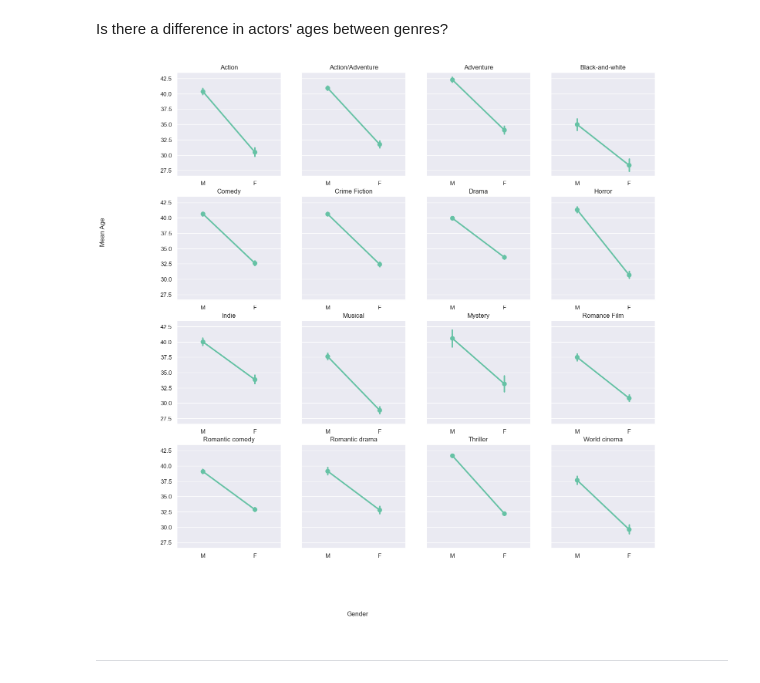
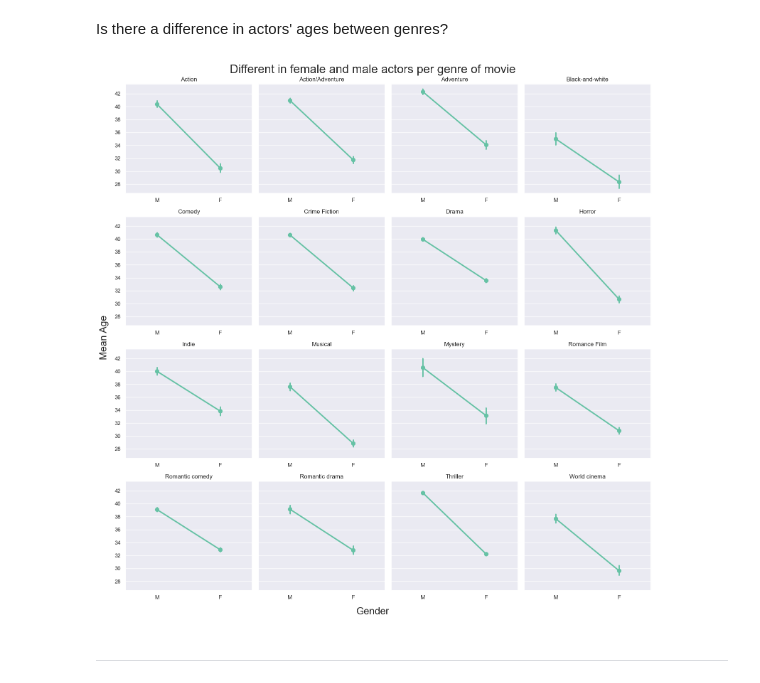
Before and after one commit to epfl-ada/ada-2023-project-teamcajare2023, a Jupyter notebook: P2.ipynb, the cells around one changed output. Saved outputs shown, nothing was run; the diff lists cells and outputs as text; code cells hidden in the pictures.

```diff
--- a/P2.ipynb
+++ b/P2.ipynb
@@ -12,10 +13,12 @@ from itertools import islice
 from wordcloud import WordCloud
 from sklearn.linear_model import LinearRegression
 # %%
-DATA_PATH = "MovieSummaries"
-MOVIE_PATH = DATA_PATH + "/movie.metadata.tsv"
-CHARACTER_PATH = DATA_PATH + "/character.metadata.tsv"
-CHARACTER_TYPE_PATH = DATA_PATH + "/tvtropes.clusters.txt"
+current_directory = os.getcwd()
+
+DATA_PATH = os.path.join(current_directory, "MovieSummaries")
+MOVIE_PATH = os.path.join(DATA_PATH, "movie.metadata.tsv")
+CHARACTER_PATH = os.path.join(DATA_PATH, "character.metadata.tsv")
+CHARACTER_TYPE_PATH = os.path.join(DATA_PATH, "tvtropes.clusters.txt")
 # %%
 def convert_date(date_string):
     """
@@ -82,7 +85,6 @@ characters = pd.read_csv(CHARACTER_PATH, sep='\t', names=headers_characters)
 # Merge the 2 datasets according to the common columns, and drop the columns that we don't need
 cmu = movies.merge(characters, how='left', on=['WikiMovieID', 'FreebaseMovieID', 'ReleaseDate'])
 cmu = cmu.drop('DoB', axis=1)
-cmu = cmu.drop('ActorName', axis=1)
 cmu.sample(2)
 # %% [output]
 |  | WikiMovieID | FreebaseMovieID | MovieName | ReleaseDate | BORevenue | Runtime | Languages | Countries | ... |
@@ -414,22 +416,25 @@ Is there a difference in actors' ages between genres?
 # %%
 cmu_by_genre = cmu_genre.groupby('MovieGenre')
 
 fig, axes = plt.subplots(4,4,figsize= (16,16), sharey=True)
 
 for genre, ax in zip(cmu_by_genre.groups.keys(), axes.flat):
     sns.set(style="darkgrid", palette="Set2")
 
     plot = sns.pointplot(x='Gender', y='Age', data=cmu_by_genre.get_group(genre), ax=ax, order=['M', 'F'], errorbar=('ci',95))
     plot.set_title(genre)
     plot.set(ylabel=None)
     plot.set(xlabel=None)
 
-fig.text(0.4,0, "Gender")
-fig.text(0,0.6, "Mean Age", rotation = 90)
+fig.supxlabel('Gender', fontsize=20)
+fig.supylabel('Mean Age', va='center', rotation=90, fontsize=20)
+fig.suptitle('Different in female and male actors per genre of movie', fontsize=24)
+
+plt.tight_layout()
 
 plt.show()
 # %% [output]
-[figure, old version]
+[figure, new version]
 # %% [markdown]
 ---
 # %% [markdown]
```
Also changed, not shown: parts of 16 cells of this notebook.
